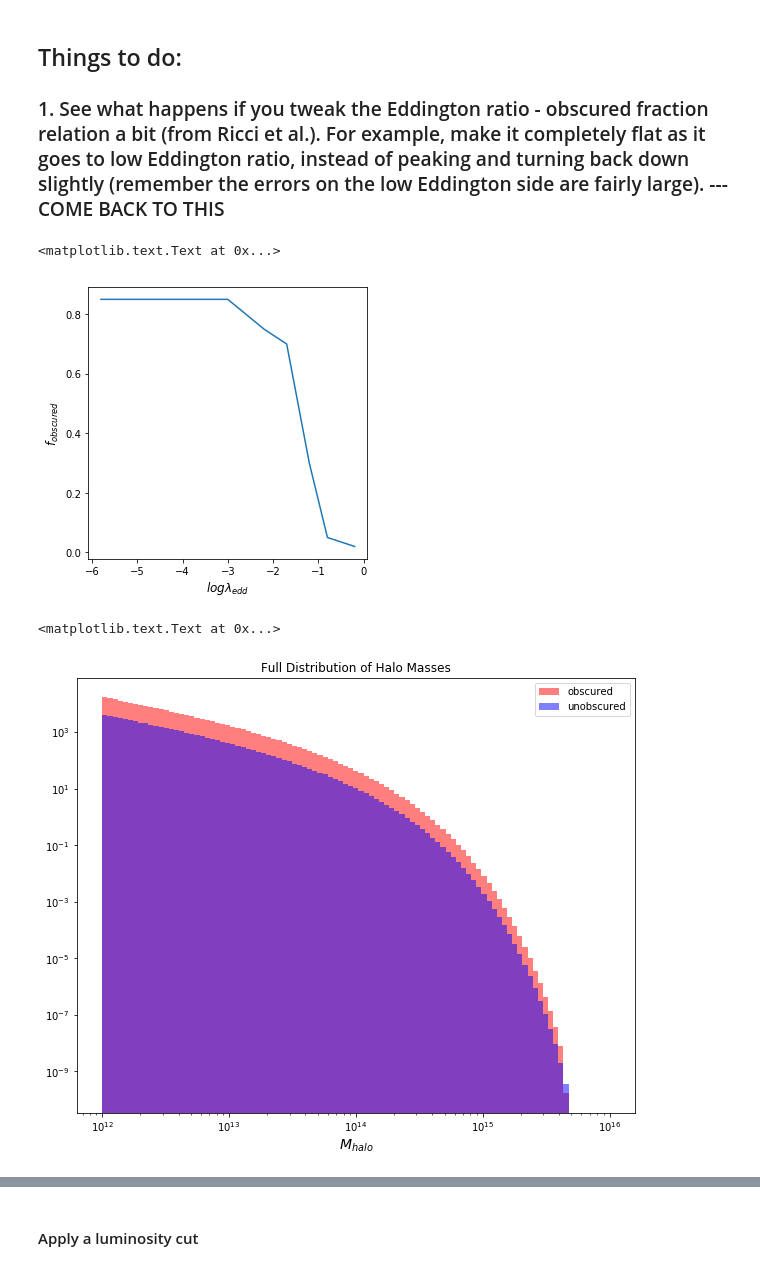
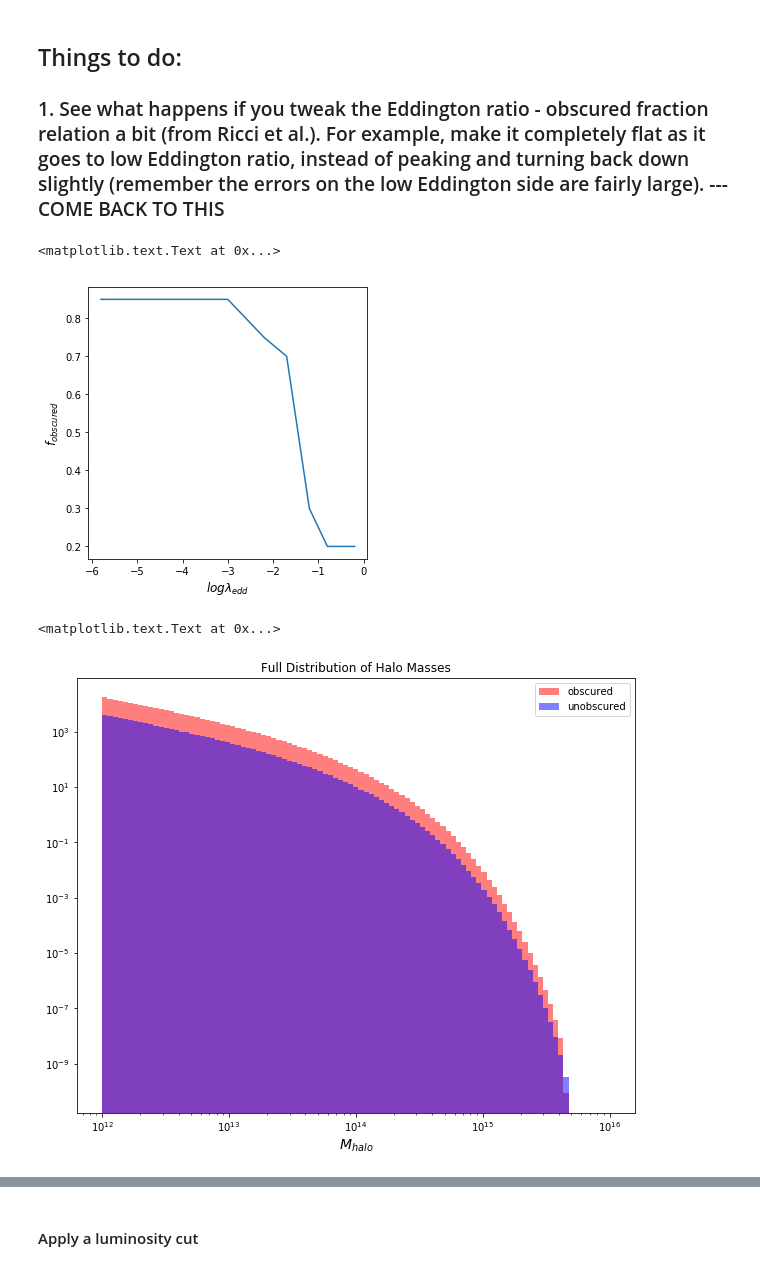
Before and after one commit to ke27whal/Quasars, a Jupyter notebook: notebooks/quasars-v2.ipynb, the cells around one changed output, grey strips where cells are left out. Drawn from its saved outputs; the diff is of its cells as text; code cells hidden in the pictures.

```diff
--- a/notebooks/quasars-v2.ipynb
+++ b/notebooks/quasars-v2.ipynb
@@ -188,15 +204,15 @@ plt.legend()
 ### 1. See what happens if you tweak the Eddington ratio - obscured fraction relation a bit (from Ricci et al.). For example, make it completely flat as it goes to low Eddington ratio, instead of peaking and turning back down slightly (remember the errors on the low Eddington side are fairly large). --- COME BACK TO THIS
 # %%
 rlogLedd = [-5.8, -4.9, -3.8, -3.0, -2.2, -1.7, -1.2, -0.8, -0.2]
-rfobs_flat = [0.85, 0.85, 0.85, 0.85, 0.75, 0.70, 0.30, 0.05, 0.02]
+rfobs_flat = [0.85, 0.85, 0.85, 0.85, 0.75, 0.70, 0.30, 0.2, 0.2]
 
 plt.figure(figsize = (5,5))
 plt.plot(rlogLedd, rfobs_flat)
 plt.xlabel('$log \lambda _{edd}$', fontsize = 12)
 plt.ylabel('$f_{obscured}$', fontsize = 12)
 # %% [output]
 <matplotlib.text.Text at 0x...>
-[figure, old version]
+[figure, new version]
 # %%
 fobscF_flat = interp1d(rlogLedd, rfobs_flat, bounds_error = False)
 fobscdist_flat = fobscF_flat(np.log10(ledd))
@@ -220,4 +239,4 @@ plt.xlabel('$M_{halo}$', fontsize = 14)
 plt.title('Full Distribution of Halo Masses')
 # %% [output]
 <matplotlib.text.Text at 0x...>
-[figure, old version]
+[figure, new version]
```
Also changed, not shown: parts of 16 cells of this notebook.
